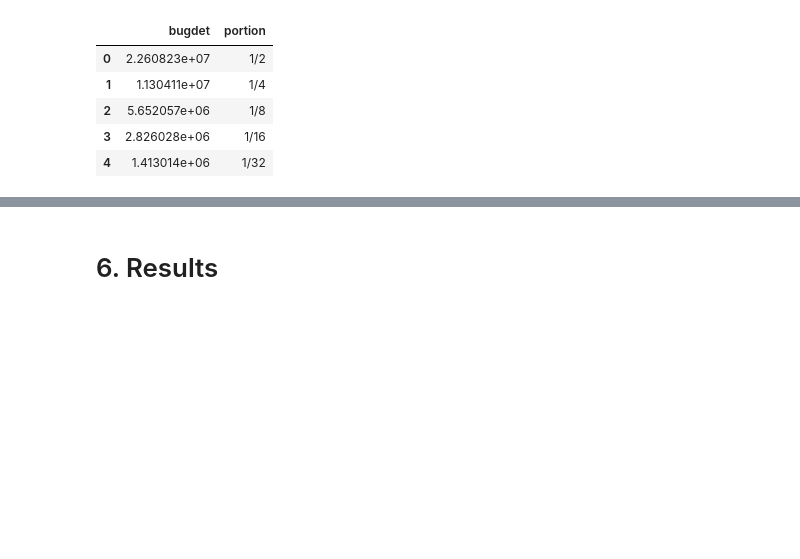
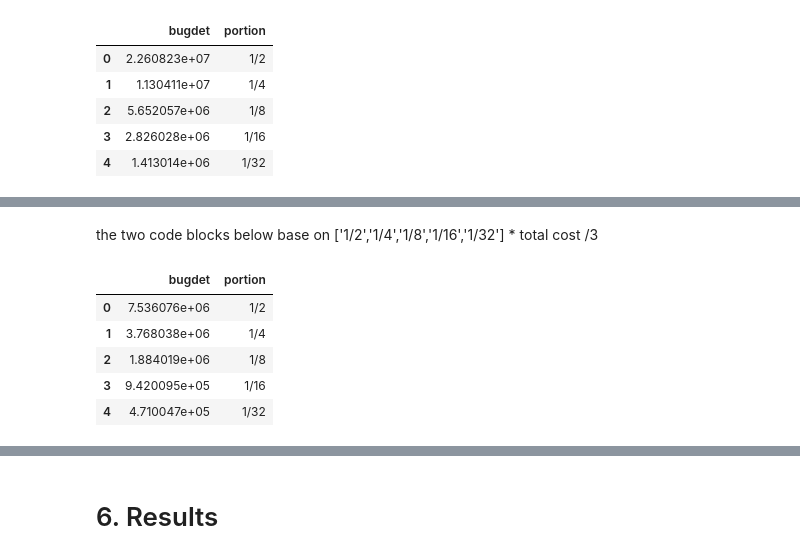
Before and after one commit to aynetdia/Budget_Constrained_Bidding, a Jupyter notebook: Tutorial.ipynb, the cells around one changed output, grey strips where cells are left out. Saved outputs shown, nothing was run; the diff lists cells and outputs as text; code cells hidden in the pictures; blank space fills up the shorter version.

```diff
--- a/Tutorial.ipynb
+++ b/Tutorial.ipynb
@@ -334,0 +337,17 @@ rb_result_df
+# %% [markdown]
+the two code blocks below base on ['1/2','1/4','1/8','1/16','1/32'] * total cost /3
+# %%
+bid_random = bid_requests_test
+bid_tol_cost= bid_requests_test.payprice.sum()
+bid_budget = pd.DataFrame()
+bid_budget['bugdet']=[bid_tol_cost/2,bid_tol_cost/4,bid_tol_cost/8,bid_tol_cost/16,bid_tol_cost/32]
+bid_budget['bugdet']/=3
+bid_budget['portion']=['1/2','1/4','1/8','1/16','1/32']
+bid_budget
+# %% [output]
+|  | bugdet | portion |
+| 0 | 7.536076e+06 | 1/2 |
+| 1 | 3.768038e+06 | 1/4 |
+| 2 | 1.884019e+06 | 1/8 |
+| 3 | 9.420095e+05 | 1/16 |
+| 4 | 4.710047e+05 | 1/32 |
```
Also changed, not shown: parts of 4 cells of this notebook.
